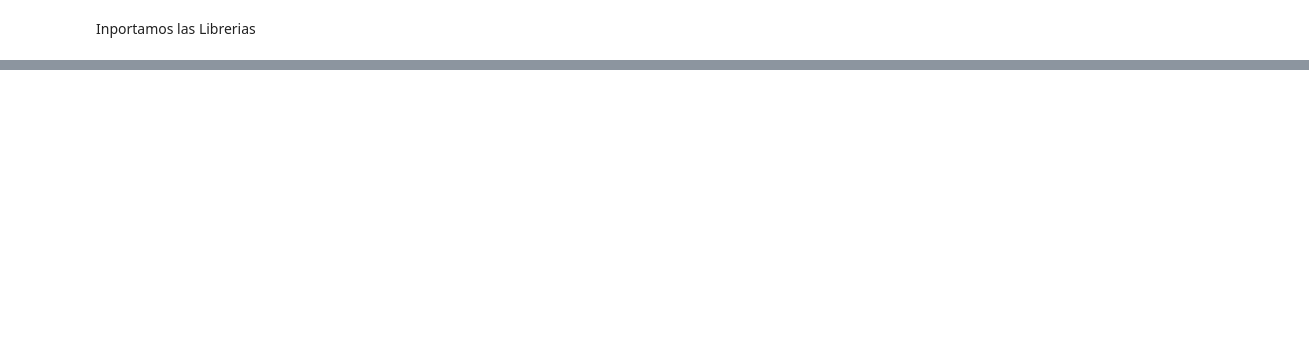
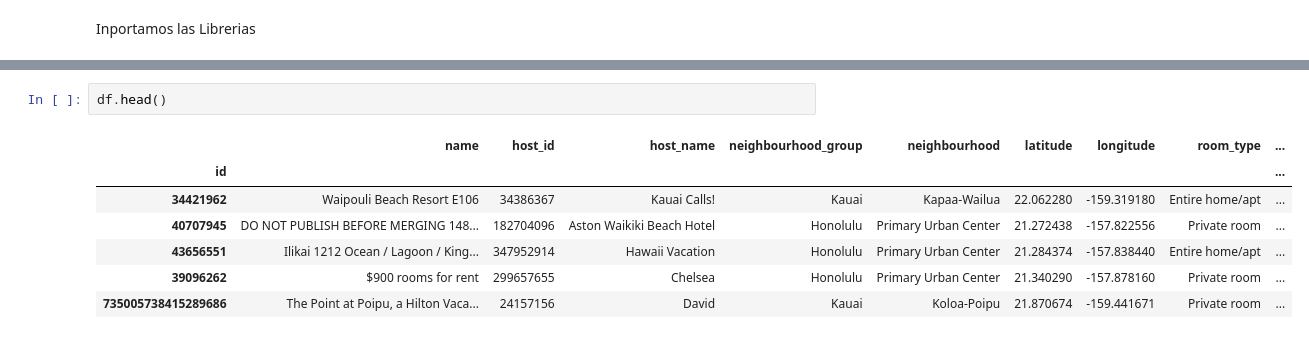
Before and after one commit to Pedrmig/Inside-Airbnb, a Jupyter notebook: ML_pricepredictor.ipynb, the cells around one changed output, grey strips where cells are left out. Drawn from its saved outputs; the diff is of its cells as text; blank space fills up the shorter version.

```diff
--- a/ML_pricepredictor.ipynb
+++ b/ML_pricepredictor.ipynb
@@ -19,0 +72,10 @@ ModuleNotFoundError: No module named 'numpy'
+# %%
+df.head()
+# %% [output]
+|  | name | host_id | host_name | neighbourhood_group | neighbourhood | latitude | longitude | room_type | ... |
+| id |  |  |  |  |  |  |  |  | ... |
+| 34421962 | Waipouli Beach Resort E106 | 34386367 | Kauai Calls! | Kauai | Kapaa-Wailua | 22.062280 | -159.319180 | Entire home/apt | ... |
+| 40707945 | DO NOT PUBLISH BEFORE MERGING 148... | 182704096 | Aston Waikiki Beach Hotel | Honolulu | Primary Urban Center | 21.272438 | -157.822556 | Private room | ... |
+| 43656551 | Ilikai 1212 Ocean / Lagoon / King... | 347952914 | Hawaii Vacation | Honolulu | Primary Urban Center | 21.284374 | -157.838440 | Entire home/apt | ... |
+| 39096262 | $900 rooms for rent | 299657655 | Chelsea | Honolulu | Primary Urban Center | 21.340290 | -157.878160 | Private room | ... |
+| 735005738415289686 | The Point at Poipu, a Hilton Vaca... | 24157156 | David | Kauai | Koloa-Poipu | 21.870674 | -159.441671 | Private room | ... |
```
Also changed, not shown: parts of 9 cells of this notebook, 1 other file.
